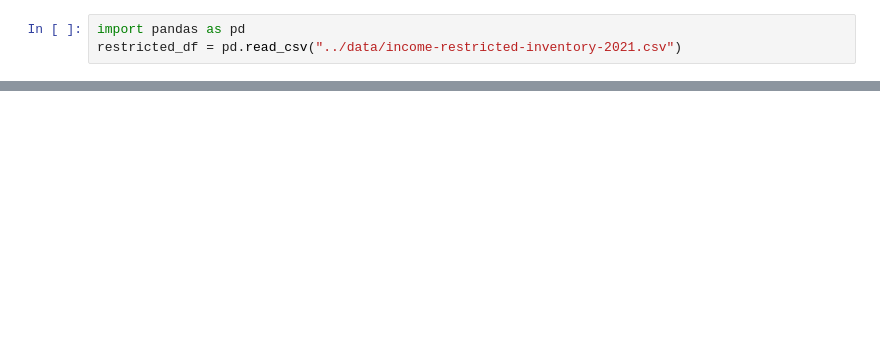
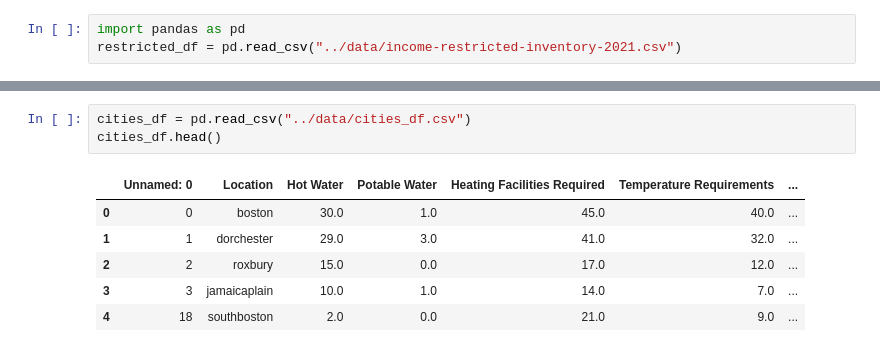
Before and after one commit to BU-Spark/ds-councilor-breadon-bad-landlords2, a Jupyter notebook: spring23-team-3/analysis/income_restricted_analysis.ipynb, the cells around one changed output, grey strips where cells are left out. Saved outputs shown, nothing was run; the diff lists cells and outputs as text; blank space fills up the shorter version.

```diff
--- a/spring23-team-3/analysis/income_restricted_analysis.ipynb
+++ b/spring23-team-3/analysis/income_restricted_analysis.ipynb
@@ -14,0 +30,10 @@ restricted_df.head()
+# %%
+cities_df = pd.read_csv("../data/cities_df.csv")
+cities_df.head()
+# %% [output]
+|  | Unnamed: 0 | Location | Hot Water | Potable Water | Heating Facilities Required | Temperature Requirements | ... |
+| 0 | 0 | boston | 30.0 | 1.0 | 45.0 | 40.0 | ... |
+| 1 | 1 | dorchester | 29.0 | 3.0 | 41.0 | 32.0 | ... |
+| 2 | 2 | roxbury | 15.0 | 0.0 | 17.0 | 12.0 | ... |
+| 3 | 3 | jamaicaplain | 10.0 | 1.0 | 14.0 | 7.0 | ... |
+| 4 | 18 | southboston | 2.0 | 0.0 | 21.0 | 9.0 | ... |
```
Also changed, not shown: parts of 3 cells of this notebook.
